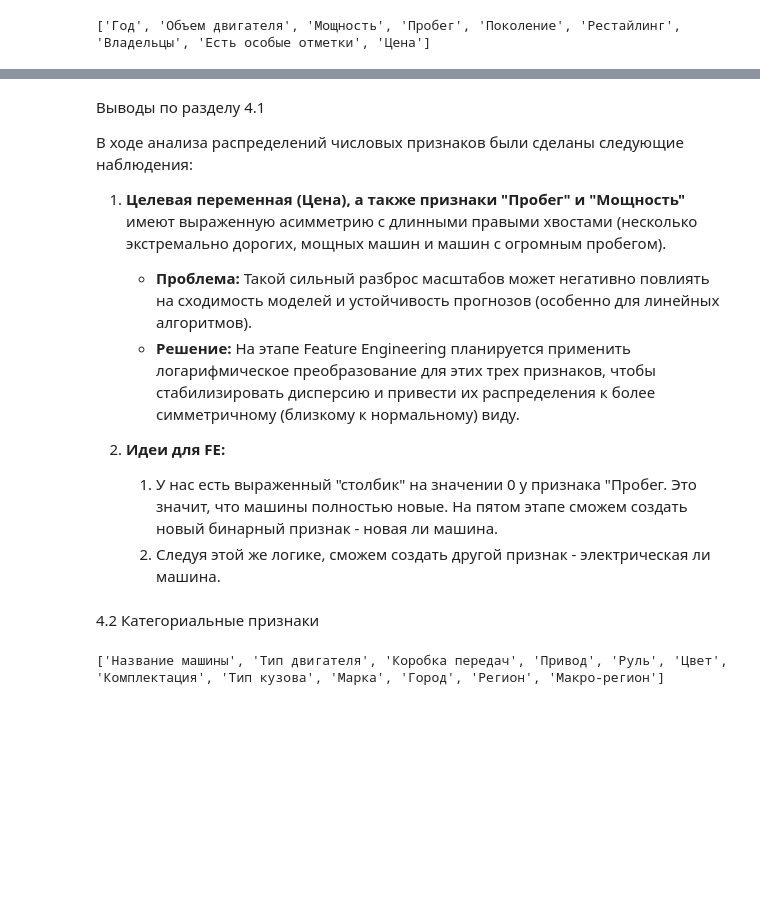
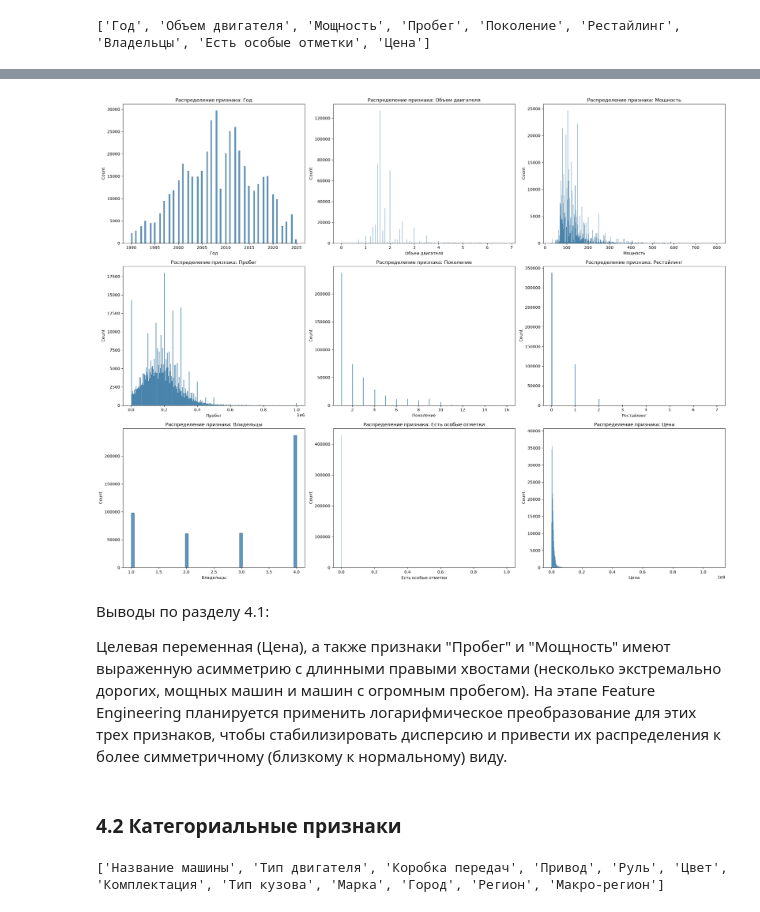
Before and after one commit to deviloon/car-price-analyzer, a Jupyter notebook: notebooks/02_eda_and_features.ipynb, the cells around one changed output, grey strips where cells are left out. Cells and saved outputs as stored; diff of their text form; code cells hidden in the pictures; blank space fills up the shorter version.

```diff
--- a/notebooks/02_eda_and_features.ipynb
+++ b/notebooks/02_eda_and_features.ipynb
@@ -65,10 +65,3 @@ sns.histplot(data=df, x=CONFIG["TARGET"], bins=50)
 print(num_cols)
 # %% [output]
 ['Год', 'Объем двигателя', 'Мощность', 'Пробег', 'Поколение', 'Рестайлинг', 'Владельцы', 'Есть особые отметки', 'Цена']
-# %%
-for col in num_cols:
-    print(f"Распределение для столбца '{col}'")
-    sns.histplot(data=df, x=col, bins=50)
-    plt.show()
-    sns.boxplot(data=df, x=col)
-    plt.show()
@@ -89,17 +68,23 @@ for col in num_cols:
+# %%
+cols_to_plot = num_cols
+fig, axes = plt.subplots(nrows=3, ncols=3, figsize=(22, 17))
+axes = axes.flatten()
+for i, col in enumerate(cols_to_plot):
+    sns.histplot(data=df, x=col, ax=axes[i])
+    axes[i].set_title(f'Распределение признака: {col}')
+plt.tight_layout()
+# Если остались пустые оси - удаляем их
+for j in range(i + 1, len(axes)):
+    fig.delaxes(axes[j])
+plt.show()
+# %% [output]
+[figure, added]
 # %% [markdown]
-Выводы по разделу 4.1
+Выводы по разделу 4.1:
 
-В ходе анализа распределений числовых признаков были сделаны следующие наблюдения:
-
-1. **Целевая переменная (Цена), а также признаки "Пробег" и "Мощность"** имеют выраженную асимметрию с длинными правыми хвостами (несколько экстремально дорогих, мощных машин и машин с огромным пробегом).
-   * **Проблема:** Такой сильный разброс масштабов может негативно повлиять на сходимость моделей и устойчивость прогнозов (особенно для линейных алгоритмов).
-   * **Решение:** На этапе Feature Engineering планируется применить логарифмическое преобразование для этих трех признаков, чтобы стабилизировать дисперсию и привести их распределения к более симметричному (близкому к нормальному) виду.
-
-2. **Идеи для FE:**
-    1. У нас есть выраженный "столбик" на значении 0 у признака "Пробег. Это значит, что машины полностью новые. На пятом этапе сможем создать новый бинарный признак - новая ли машина.
-    2. Следуя этой же логике, сможем создать другой признак - электрическая ли машина.
+Целевая переменная (Цена), а также признаки "Пробег" и "Мощность" имеют выраженную асимметрию с длинными правыми хвостами (несколько экстремально дорогих, мощных машин и машин с огромным пробегом). На этапе Feature Engineering планируется применить логарифмическое преобразование для этих трех признаков, чтобы стабилизировать дисперсию и привести их распределения к более симметричному (близкому к нормальному) виду.
 # %% [markdown]
-4.2 Категориальные признаки
+### 4.2 Категориальные признаки
 # %%
 print(cat_cols)
 # %% [output]
```
Also changed, not shown: parts of 12 cells of this notebook.
